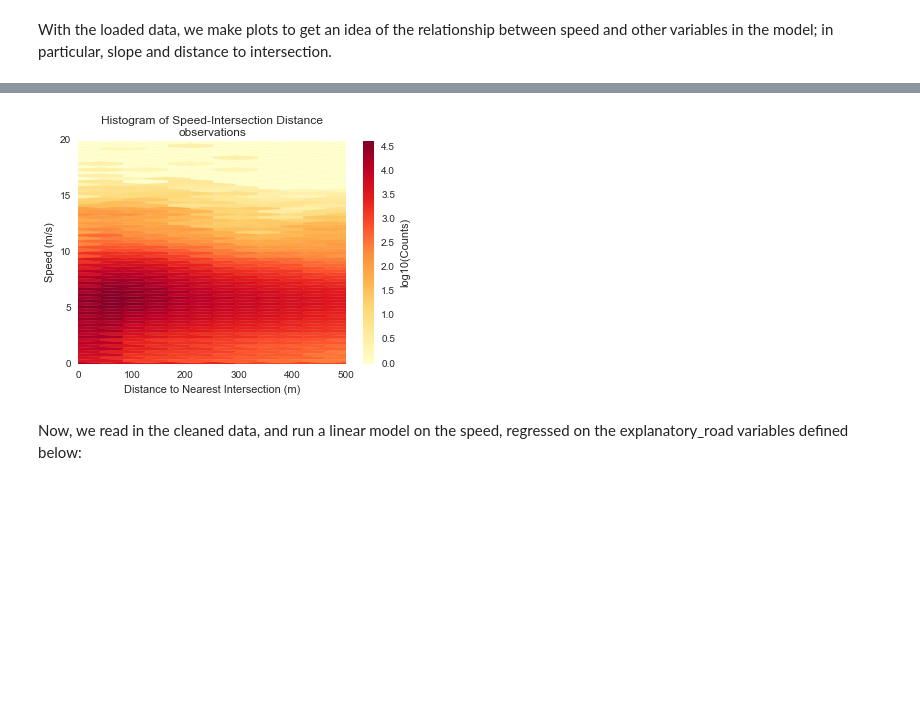
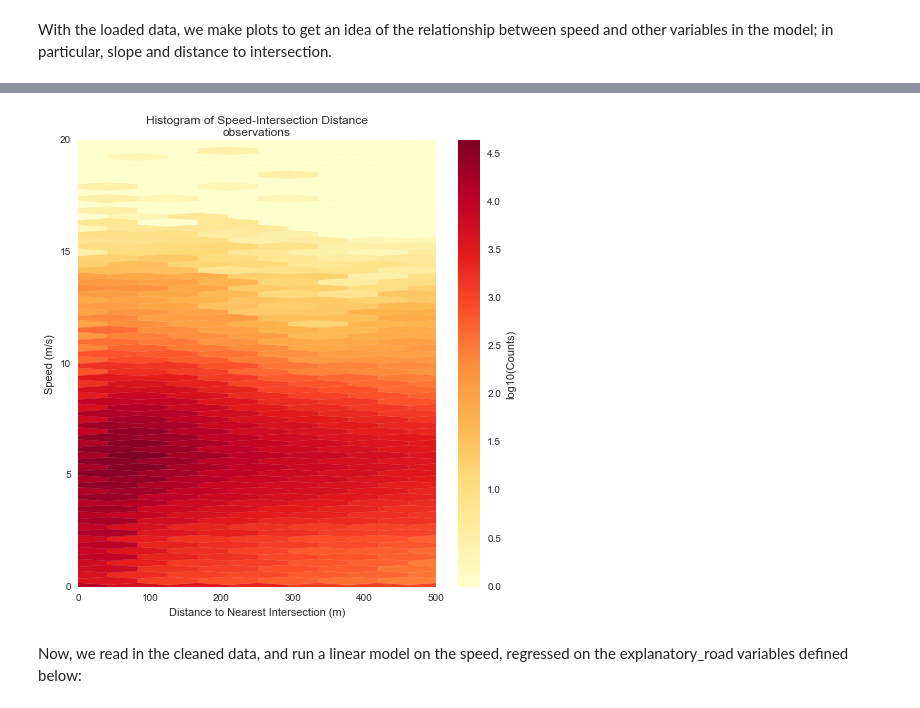
Before and after one commit to aclarry/toronto-cycling-speed-analysis, a Jupyter notebook: Speed Analysis.ipynb, the cells around one changed output, grey strips where cells are left out. Cells and saved outputs as stored; diff of their text form; code cells hidden in the pictures; blank space fills up the shorter version.

```diff
--- a/Speed Analysis.ipynb
+++ b/Speed Analysis.ipynb
@@ -35,14 +39,15 @@ cbar.set_label("log10(Counts)")
 # %%
+plt.figure(figsize=(8,8))
 plt.hexbin(data["SIG_DIST"], data["SPEED"], bins="log", cmap=plt.cm.YlOrRd)
 plt.xlim(0,500)
 plt.ylim(0, 20)
 plt.xlabel("Distance to Nearest Intersection (m)")
 plt.ylabel("Speed (m/s)")
 plt.title("Histogram of Speed-Intersection Distance\nobservations")
 cbar = plt.colorbar()
 cbar.set_label("log10(Counts)")
 # %% [output]
-[figure, old version]
+[figure, new version]
 # %% [markdown]
 Now, we read in the cleaned data, and run a linear model on the speed,
 regressed on the explanatory_road variables defined below:
```
Also changed, not shown: parts of 8 cells of this notebook.
